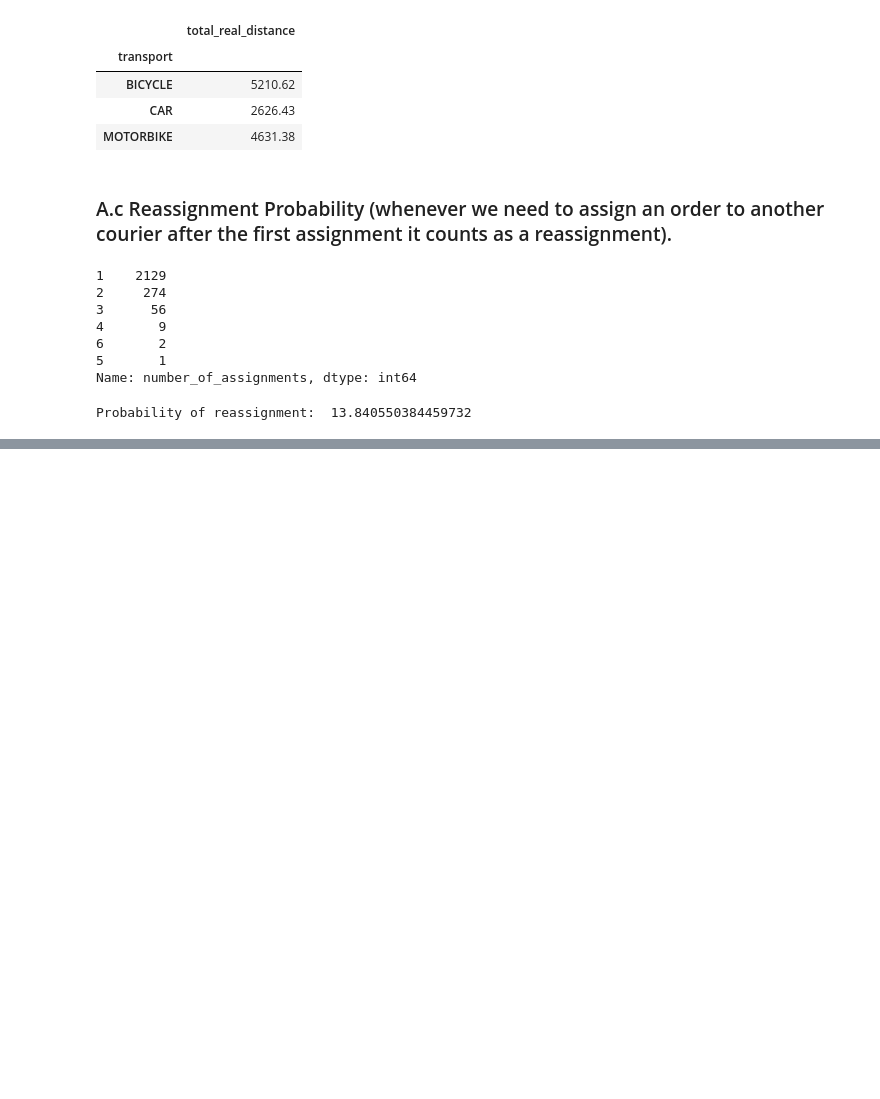
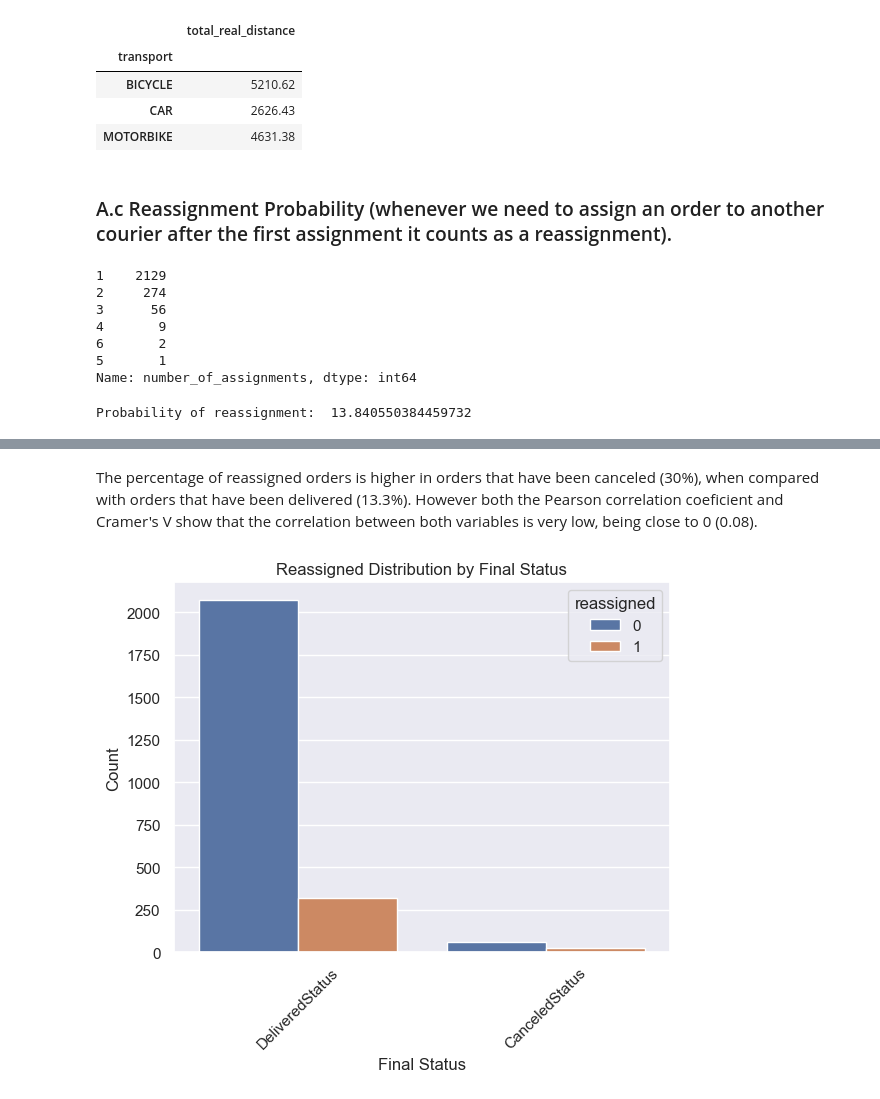
Before and after one commit to jorgecompleto/Fintech-Payments, a Jupyter notebook: Business_Case.ipynb, the cells around one changed output, grey strips where cells are left out. Saved outputs shown, nothing was run; the diff lists cells and outputs as text; code cells hidden in the pictures; blank space fills up the shorter version.

Commit message:
Answers correlation between reassignnments and other variables

```diff
--- a/Business_Case.ipynb
+++ b/Business_Case.ipynb
@@ -287,0 +450,11 @@ Probability of reassignment:  13.840550384459732
+# %% [markdown]
+The percentage of reassigned orders is higher in orders that have been canceled (30%), when compared with orders that have been delivered (13.3%). However both the Pearson correlation coeficient and Cramer's V show that the correlation between both variables is very low, being close to 0 (0.08).
+# %%
+sns.countplot(data=df, x="final_status", hue="reassigned")
+plt.title("Reassigned Distribution by Final Status")
+plt.xlabel("Final Status")
+plt.ylabel("Count")
+plt.xticks(rotation=45)
+plt.show()
+# %% [output]
+[figure, added]
```
Also changed, not shown: parts of 38 cells of this notebook.
